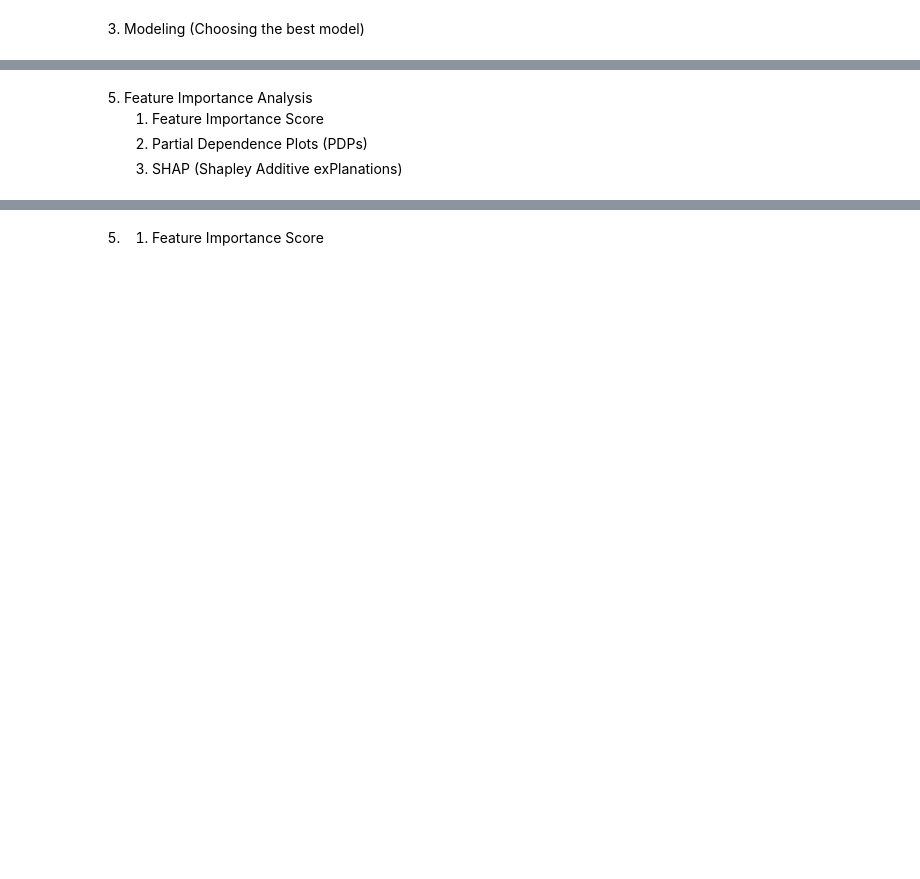
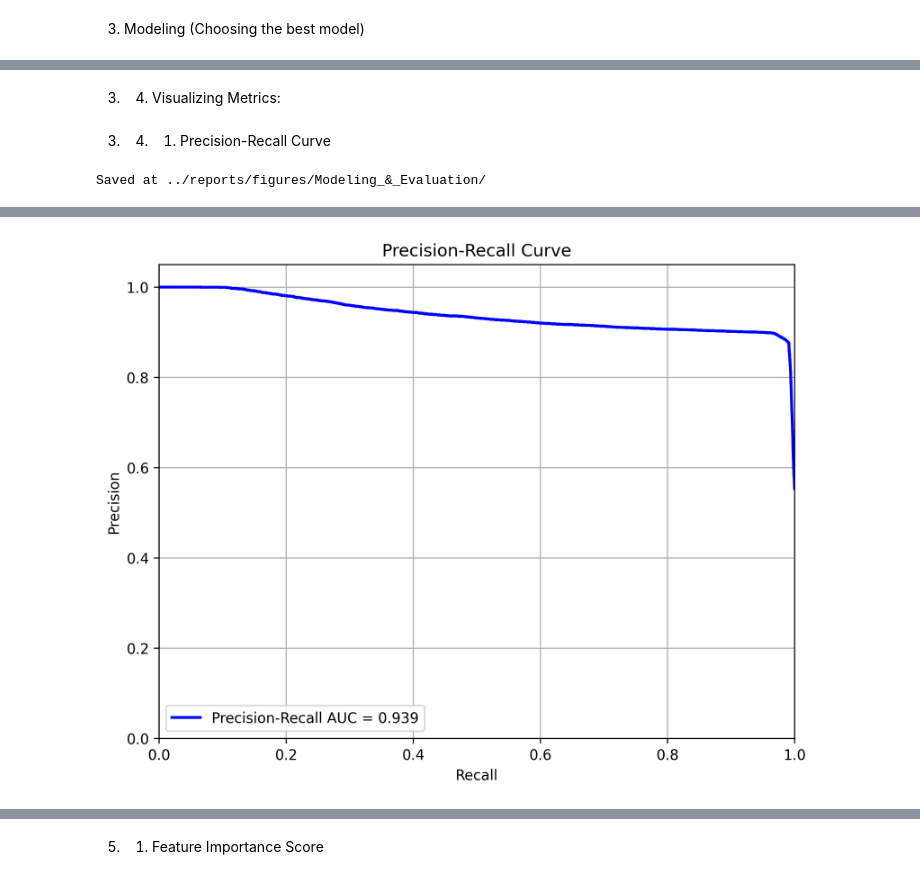
Before and after one commit to fausstoo/Telecom-Customer-Churn-Prediction, a Jupyter notebook: notebooks/Modeling_&_Evaluation.ipynb, the cells around one changed output, grey strips where cells are left out. Cells and saved outputs as stored; diff of their text form; code cells hidden in the pictures; blank space fills up the shorter version.

Commit message:
added new plot functions. Saved Modeling_&_Evaluation.ipynb plots for report

```diff
--- a/notebooks/Modeling_&_Evaluation.ipynb
+++ b/notebooks/Modeling_&_Evaluation.ipynb
@@ -335,0 +256,7 @@ Model performance for Test set
+# %%
+clf = joblib.load("../Models/RandomForestClassifier.pkl")
+model_params = clf.get_params()
+
+# Print the parameters
+best_model_params = {param:value for param, value in model_params.items()}
+best_model_params
@@ -362,5 +300,39 @@ model_results = pd.DataFrame(data).set_index("Model")
-# %% [markdown]
-5. Feature Importance Analysis
-    1. Feature Importance Score
-    2. Partial Dependence Plots (PDPs)
-    3. SHAP (Shapley Additive exPlanations)
+# %% [markdown]
+3. 4. Visualizing Metrics:
+# %% [markdown]
+3. 4. 1. Precision-Recall Curve
+# %%
+# Precision-Recall Curve
+
+y_true = y_test
+y_scores = clf.predict_proba(X_test)[:, 1]
+
+def plot_precision_recall_curve(y_true, y_scores, save_path=None):
+    precision, recall, thresholds = precision_recall_curve(y_true, y_scores)
+
+    # Calculate Precision-Recall AUC
+    pr_auc = auc(recall, precision)
+
+    plt.figure(figsize=(8, 6))
+    plt.plot(recall, precision, color='b', lw=2, label=f'Precision-Recall AUC = {pr_auc:.3f}')
+    plt.xlabel('Recall')
+    plt.ylabel('Precision')
+    plt.ylim([0.0, 1.05])
+    plt.xlim([0.0, 1.0])
+    plt.title('Precision-Recall Curve')
+    plt.grid()
+    plt.legend(loc='lower left')
+
+    # Save figure
+    if save_path:
+        os.makedirs(save_path, exist_ok=True)
+        precision_recall_curve_save_path = os.path.join(save_path, "precision_recall_curve.png")
+        plt.savefig(precision_recall_curve_save_path, bbox_inches='tight', dpi=300)
+    print(f"Saved at {save_path}")
+
+    return plt
+
+
+plot_precision_recall_curve(y_true, y_scores, "../reports/figures/Modeling_&_Evaluation/")
+# %% [output]
+Saved at ../reports/figures/Modeling_&_Evaluation/
@@ -366,0 +340 @@ model_results = pd.DataFrame(data).set_index("Model")
+[figure, added]
```
Also changed, not shown: parts of 21 cells of this notebook, 6 other files.
